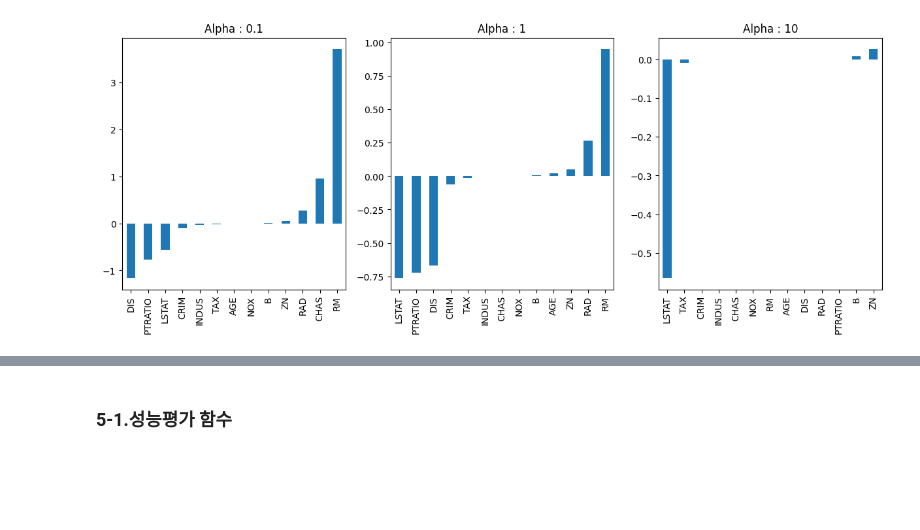
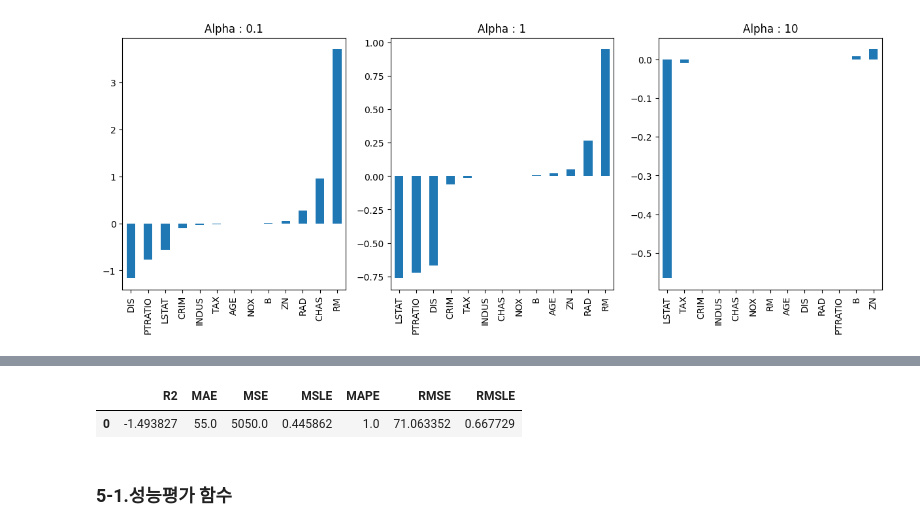
Before and after one commit to blacbakery/py_worksapce, a Jupyter notebook: 강의 노트/05_MachineLearning/p_Camp_ML_03_sklearn_Regularization.ipynb, the cells around one changed output, grey strips where cells are left out. Drawn from its saved outputs; the diff is of its cells as text; code cells hidden in the pictures; blank space fills up the shorter version.

```diff
--- a/강의 노트/05_MachineLearning/p_Camp_ML_03_sklearn_Regularization.ipynb
+++ b/강의 노트/05_MachineLearning/p_Camp_ML_03_sklearn_Regularization.ipynb
@@ -688,6 +723,42 @@ lasso10_coef  # 몇 몇 회귀계수를 0으로 만들어 해당 변수가 영
 # %%
 # R2_score : 1에 가까울 수록 좋은 성능
 # MAE, MSE, RMSE, MSLE, RMSLE :  0에 가까울 수록 좋은 성능
+# %%
+import numpy as np
+import pandas as pd
+from sklearn.metrics import r2_score
+from sklearn.metrics import mean_absolute_error as mae
+from sklearn.metrics import mean_squared_error as mse
+from sklearn.metrics import mean_squared_log_error as msle
+from sklearn.metrics import mean_absolute_percentage_error as mape
+
+y_true = np.array([100,10])
+y_pred = np.array([200,20])
+
+results = []
+for func in [r2_score, mae, mse, msle, mape]:
+    r = func(y_true, y_pred)
+    results.append(r)
+
+results.append(results[2]**0.5) #rmse
+results.append(results[3]**0.5) #rmsle
+
+pd.Series(results, index='R2 MAE MSE MSLE MAPE RMSE RMSLE'.split()).to_frame().T
+
+# y_pred를 적게 예측
+# MAPE   RMSE
+# 0.4   0.478829
+# 0.3   0.335877
+# 0.2   0.210908
+# 0.1   0.099886
+
+# y_pred를 크게 예측
+# MAPE   RMSE
+# 0.1   0.090786
+# 0.2   0.173995
+# %% [output]
+|  | R2 | MAE | MSE | MSLE | MAPE | RMSE | RMSLE |
+| 0 | -1.493827 | 55.0 | 5050.0 | 0.445862 | 1.0 | 71.063352 | 0.667729 |
 # %% [markdown]
 ### 5-1.성능평가 함수
 # %%
```
Also changed, not shown: parts of 12 cells of this notebook, 4 other files.
